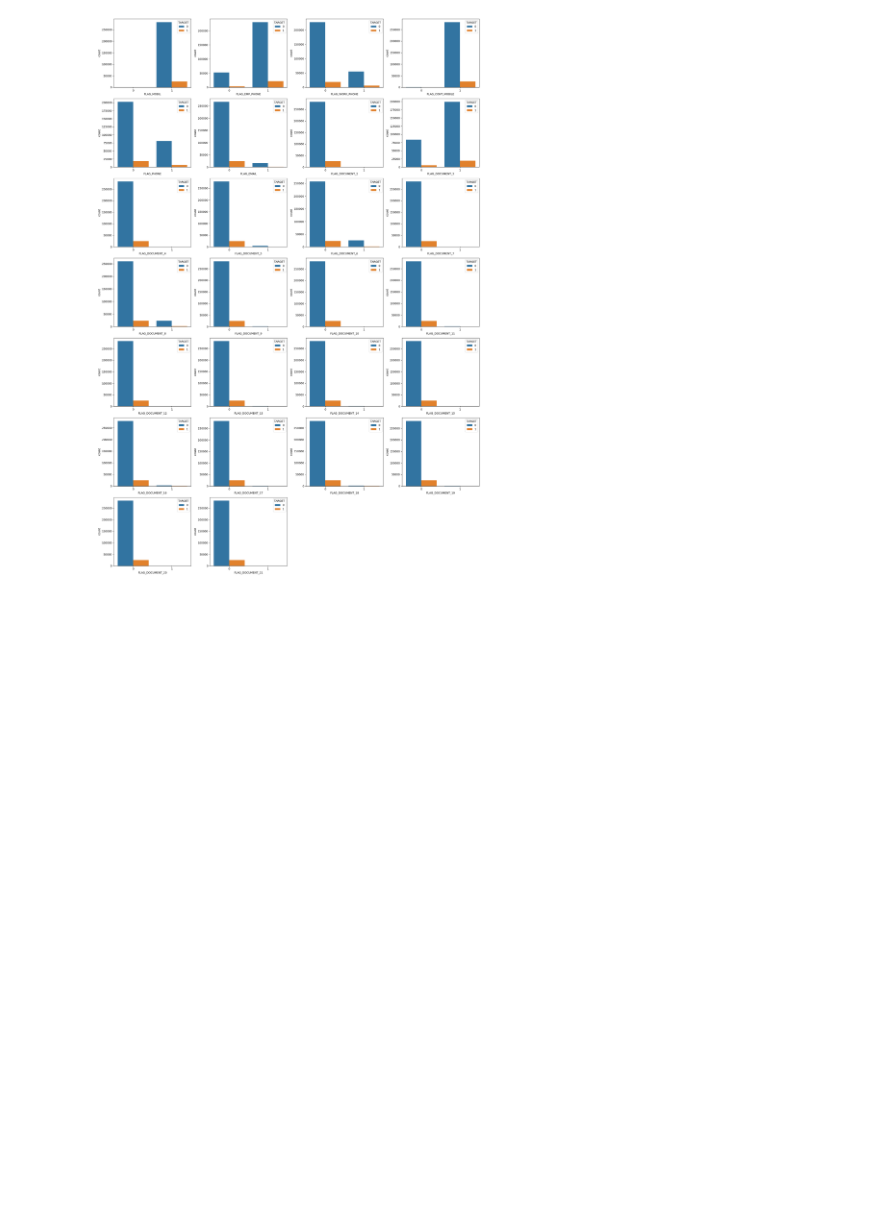
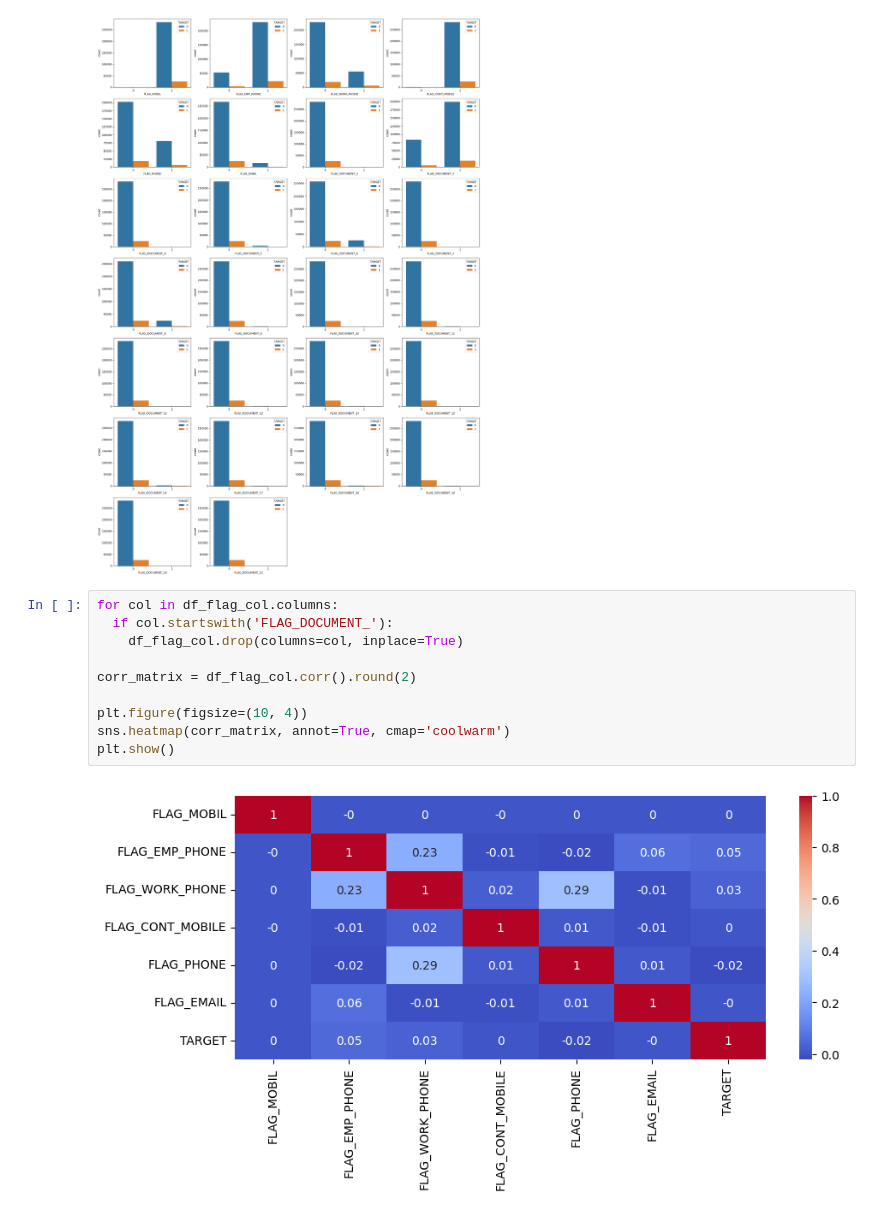
Before and after one commit to yuvi31102000/Loan_default, a Jupyter notebook: Loan_default.ipynb, the cells around one changed output. Saved outputs shown, nothing was run; the diff lists cells and outputs as text; blank space fills up the shorter version.

```diff
--- a/Loan_default.ipynb
+++ b/Loan_default.ipynb
@@ -440,3 +440,15 @@ for i, col in enumerate(flag_cols):
     plt.tight_layout()
 # %% [output]
 [figure]
+# %%
+for col in df_flag_col.columns:
+  if col.startswith('FLAG_DOCUMENT_'):
+    df_flag_col.drop(columns=col, inplace=True)
+
+corr_matrix = df_flag_col.corr().round(2)
+
+plt.figure(figsize=(10, 4))
+sns.heatmap(corr_matrix, annot=True, cmap='coolwarm')
+plt.show()
+# %% [output]
+[figure, added]
```
